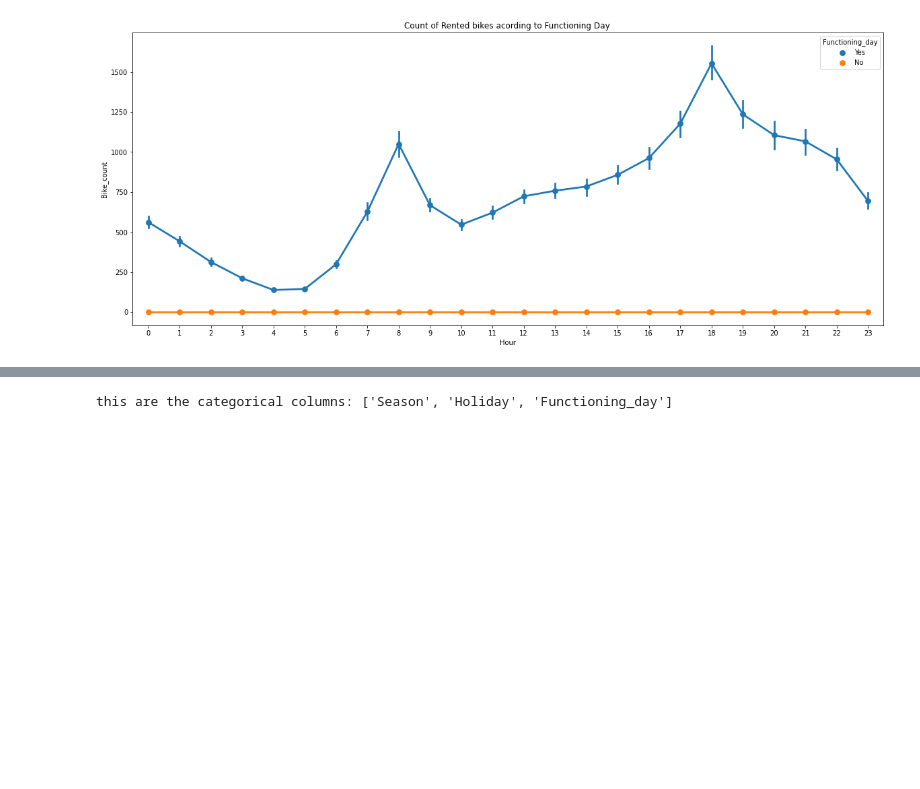
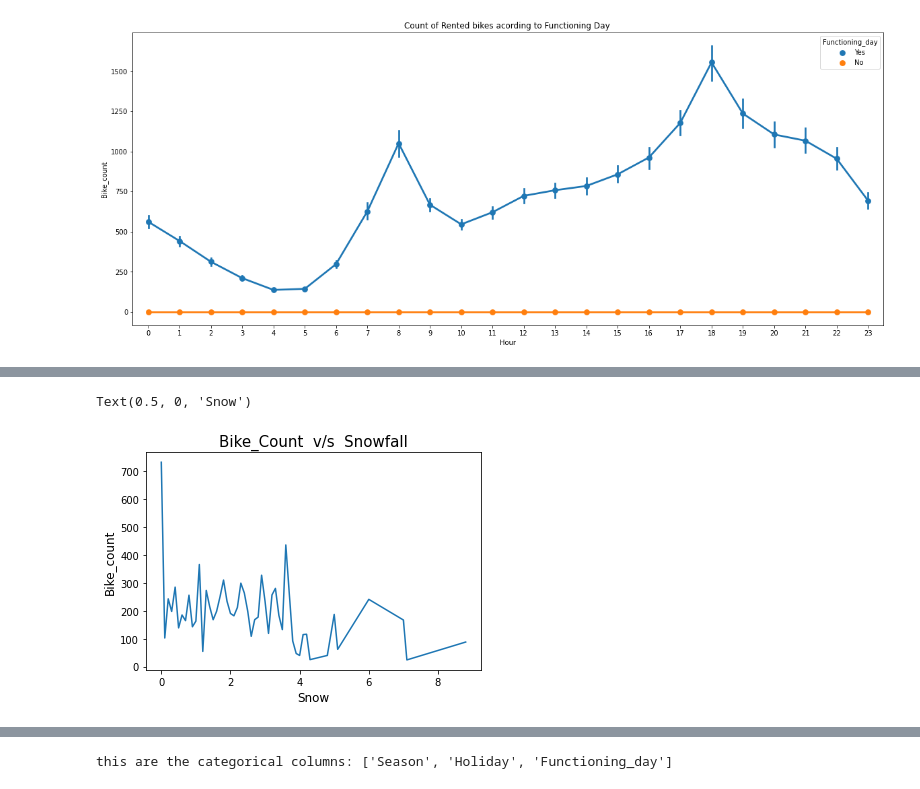
Before and after one commit to firaz-thakur/SEOUL-BIKE-SHARING-DEMAND-PREDICTION, a Jupyter notebook: Supervised_ML_Regression_Project.ipynb, the cells around one changed output, grey strips where cells are left out. Cells and saved outputs as stored; diff of their text form; code cells hidden in the pictures; blank space fills up the shorter version.

```diff
--- a/Supervised_ML_Regression_Project.ipynb
+++ b/Supervised_ML_Regression_Project.ipynb
@@ -302,0 +362,10 @@ ax.set(title='Count of Rented bikes acording to Functioning Day ')
+# %%
+''' Finding out whether snowfall can be the major reason for decrease in count of rented bikes during winter.'''
+# Analyzing the relationship between "Bike_Count" and "Snowfall"
+df.groupby('Snow').mean()['Bike_count'].plot()
+plt.title("Bike_Count  v/s  Snowfall",fontsize=15)
+plt.ylabel('Bike_count',fontsize=12)
+plt.xlabel('Snow',fontsize=12)
+# %% [output]
+Text(0.5, 0, 'Snow')
+[figure, added]
```
Also changed, not shown: parts of 29 cells of this notebook.
